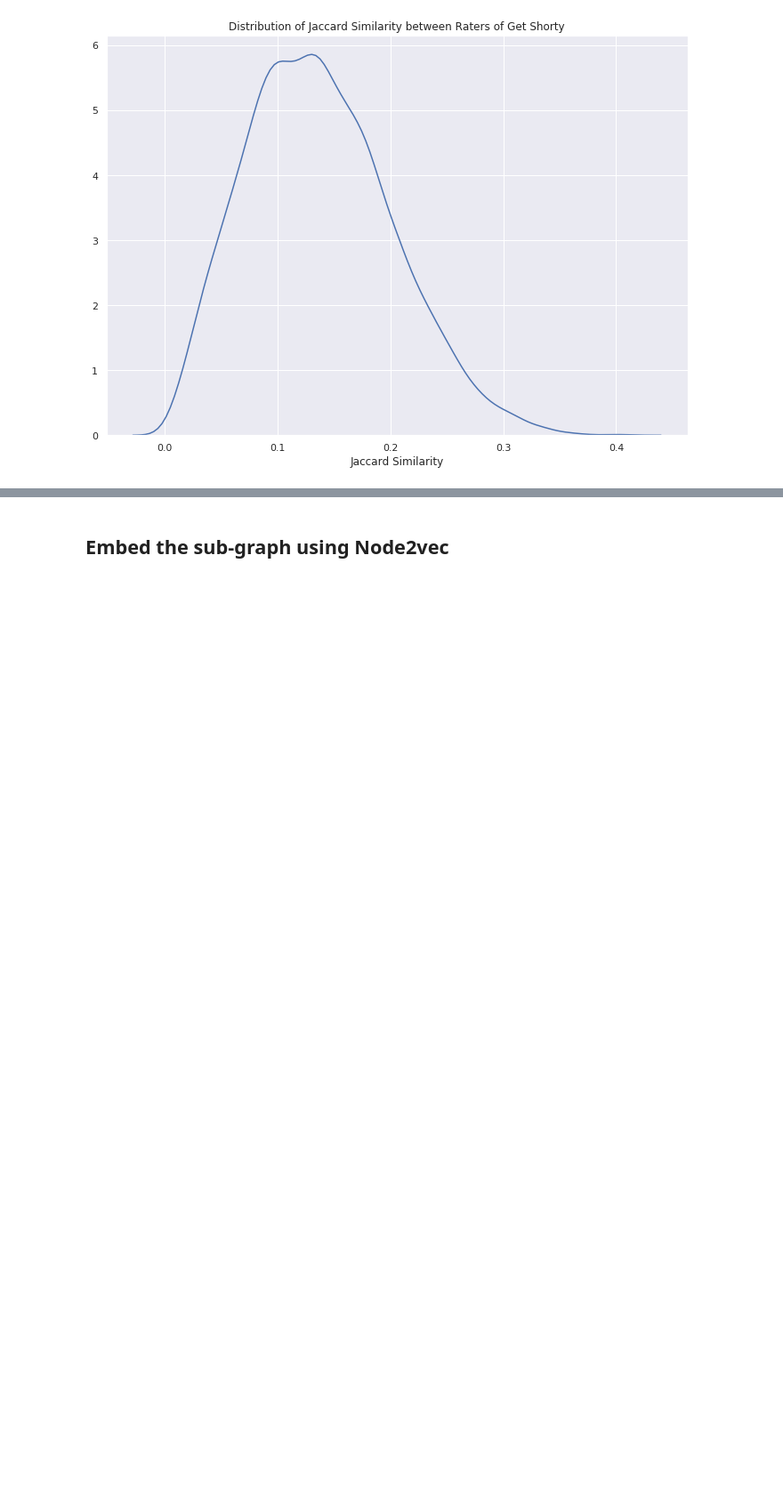
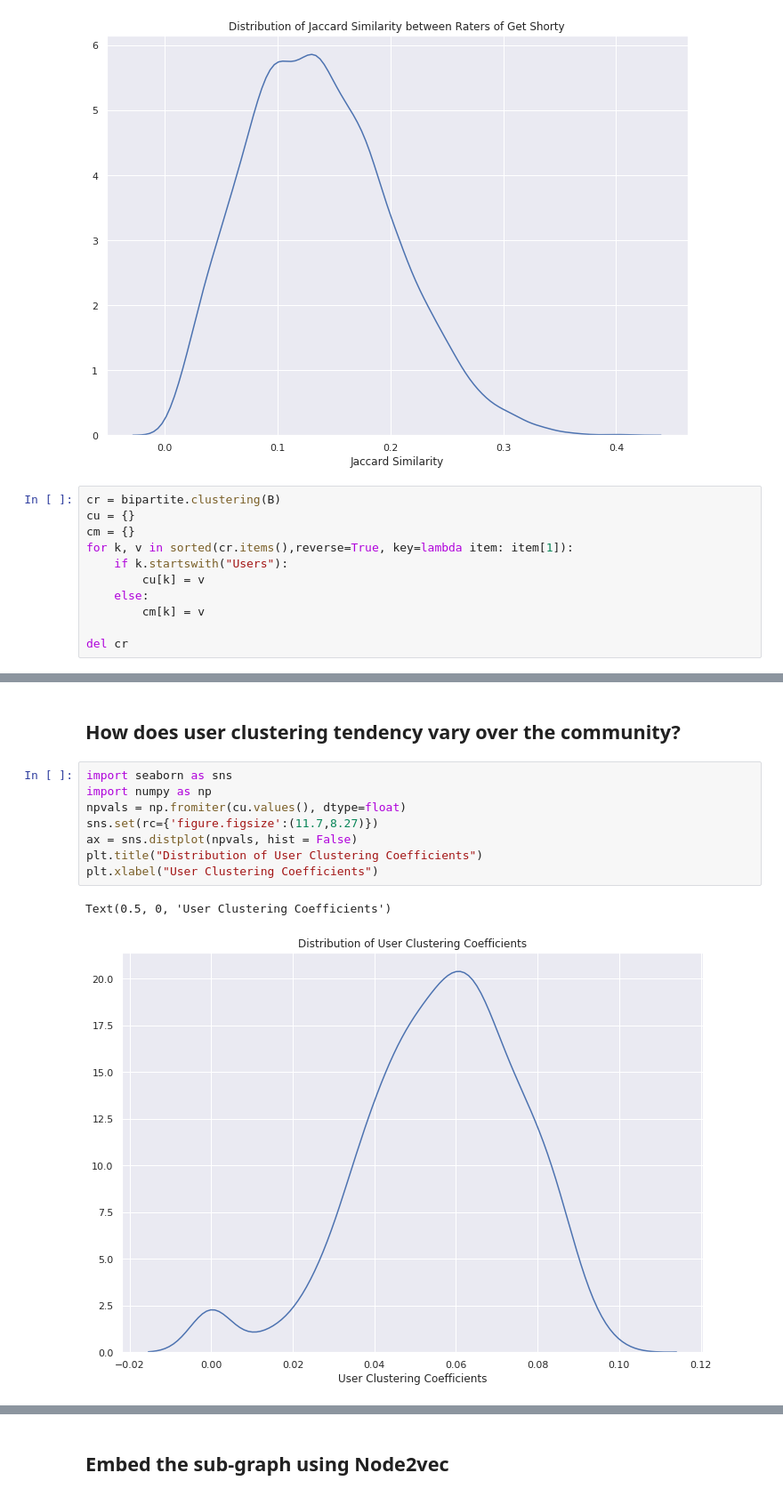
Before and after one commit to arangoml/networkx-adapter, a Jupyter notebook: examples/IMDB_Networkx_Adapter.ipynb, the cells around one changed output, grey strips where cells are left out. Shown at 89% size. Cells and saved outputs as stored; diff of their text form; blank space fills up the shorter version.

```diff
--- a/examples/IMDB_Networkx_Adapter.ipynb
+++ b/examples/IMDB_Networkx_Adapter.ipynb
@@ -354,3 +354,14 @@ plt.xlabel("Jaccard Similarity")
 # %% [output]
 Text(0.5, 0, 'Jaccard Similarity')
 [figure]
+# %%
+cr = bipartite.clustering(B)
+cu = {}
+cm = {}
+for k, v in sorted(cr.items(),reverse=True, key=lambda item: item[1]):
+    if k.startswith("Users"):
+        cu[k] = v
+    else:
+        cm[k] = v
+
+del cr
@@ -356,0 +400,13 @@ Text(0.5, 0, 'Jaccard Similarity')
+# %% [markdown]
+## How does user clustering tendency vary over the community?
+# %%
+import seaborn as sns
+import numpy as np
+npvals = np.fromiter(cu.values(), dtype=float)
+sns.set(rc={'figure.figsize':(11.7,8.27)})
+ax = sns.distplot(npvals, hist = False)
+plt.title("Distribution of User Clustering Coefficients")
+plt.xlabel("User Clustering Coefficients")
+# %% [output]
+Text(0.5, 0, 'User Clustering Coefficients')
+[figure, added]
```
Also changed, not shown: parts of 18 cells of this notebook, 2 other files.
